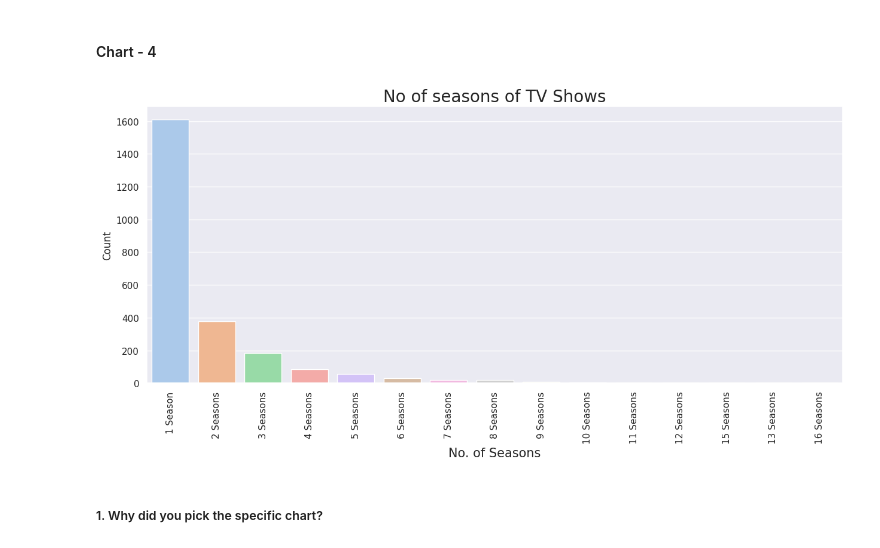
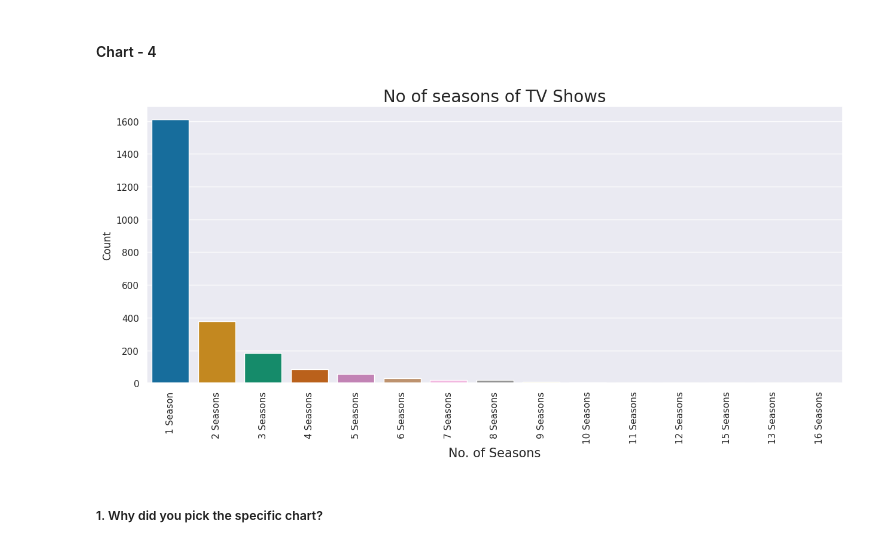
Before and after one commit to pranjalikathait/Machine_Learning, a Jupyter notebook: Copy_of_Sample_ML_Submission_Template.ipynb, the cells around one changed output. Cells and saved outputs as stored; diff of their text form; code cells hidden in the pictures.

```diff
--- a/Copy_of_Sample_ML_Submission_Template.ipynb
+++ b/Copy_of_Sample_ML_Submission_Template.ipynb
@@ -532,16 +535,16 @@ Are there any insights that lead to negative growth? Justify with specific reaso
 # %%
 # setting the figure size
 plt.figure(figsize=(15, 6))
 
 # visualizing barplot plot
-sns.barplot(data=tv_shows, x='No of seasons', y='count',palette='pastel')
+sns.barplot(data=tv_shows, x='No of seasons', y='count',palette='colorblind')
 plt.title("No of seasons of TV Shows", size=20)
 plt.xlabel("No. of Seasons", size=15)
 plt.ylabel("Count")
 plt.xticks(rotation='vertical')
 plt.show()
 # %% [output]
-[figure, old version]
+[figure, new version]
 # %% [markdown]
 ##### 1. Why did you pick the specific chart?
 # %% [markdown]
```
Also changed, not shown: parts of 184 cells of this notebook.
